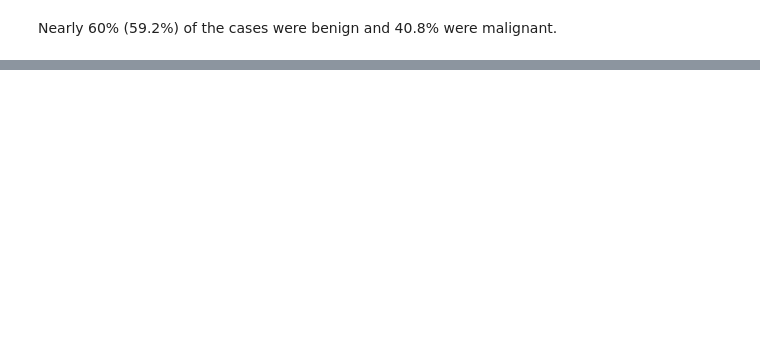
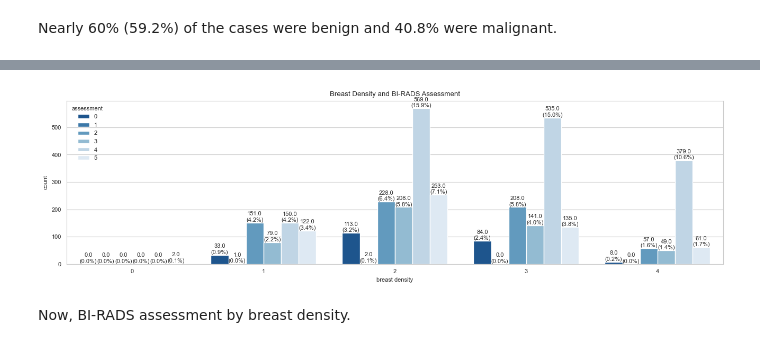
Before and after one commit to john-james-ai/BreastCancerDetection, a Jupyter notebook: notebooks/content/02_eda.ipynb, the cells around one changed output, grey strips where cells are left out. Drawn from its saved outputs; the diff is of its cells as text; code cells hidden in the pictures; blank space fills up the shorter version.

```diff
--- a/notebooks/content/02_eda.ipynb
+++ b/notebooks/content/02_eda.ipynb
@@ -405,0 +465,7 @@ ds.describe(x=['breast density', 'pathology'], groupby='breast density').categor
+# %%
+fig, ax = plt.subplots(figsize=(16,4))
+ds.plot.countplot(x='breast density', hue='assessment', ax=ax, title ="Breast Density and BI-RADS Assessment")
+# %% [output]
+[figure, added]
+# %% [markdown]
+Now, BI-RADS assessment by breast density.
```
Also changed, not shown: parts of 33 cells of this notebook, 2 other files.
